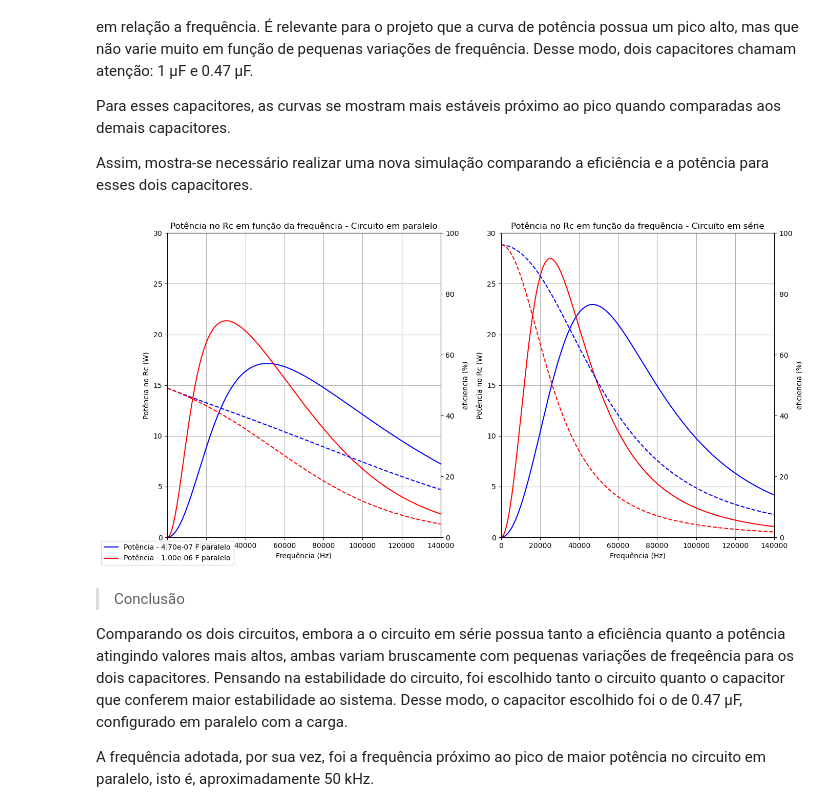
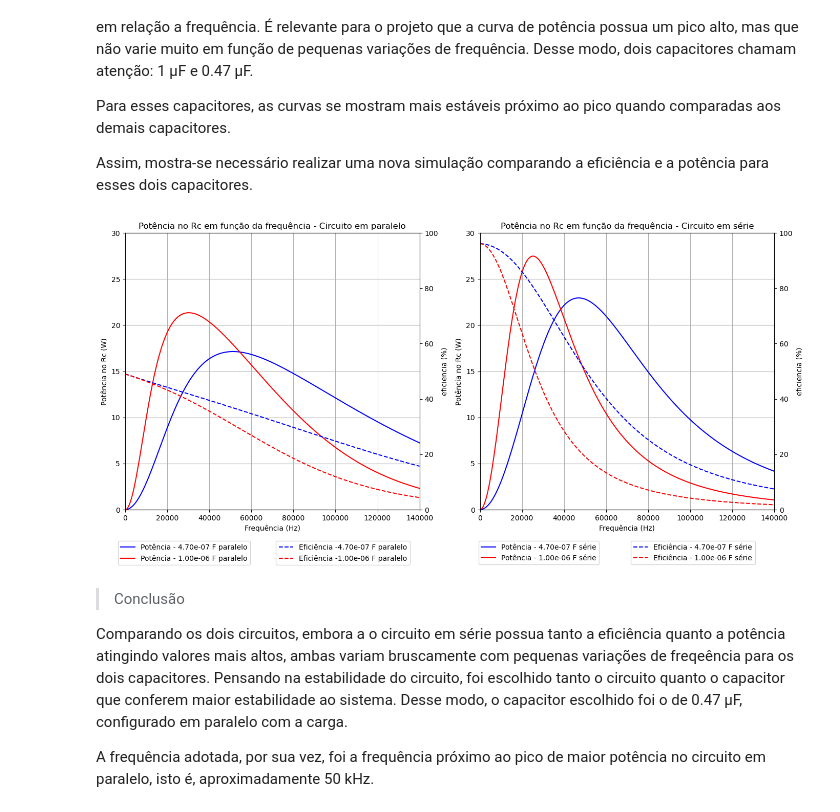
Before and after one commit to EnzoSilva14/projeto-eletromag, a Jupyter notebook: Versao_final.ipynb, the cells around one changed output. Saved outputs shown, nothing was run; the diff lists cells and outputs as text; code cells hidden in the pictures.

```diff
--- a/Versao_final.ipynb
+++ b/Versao_final.ipynb
@@ -298,48 +298,38 @@ for i, C in enumerate(C2_relevanes):
 
 ax5.set_title("Potência no Rc em função da frequência - Circuito em paralelo")
 ax5.set_xlabel("Frequência (Hz)")
 ax5.set_ylabel("Potência no Rc (W)")
-ax5.legend(loc= "upper center", bbox_to_anchor=(0, 0))
+ax5.legend(loc= "upper center", bbox_to_anchor=(0.2, -0.1))
 ax5.set_xlim(0, 140e3)
 ax5.grid(True)
 
 ax5_twin.set_ylabel("eficiencia (%)")
-# ax5_twin.legend(loc="upper left", bbox_to_anchor=(1.05, 0.9))  # Legenda do twin
+ax5_twin.legend(loc="upper left", bbox_to_anchor=(0.5, -0.1))  # Legenda do twin
 
 ax6.set_title("Potência no Rc em função da frequência - Circuito em série")
 ax6.set_xlabel("Frequência (Hz)")
 ax6.set_ylabel("Potência no Rc (W)")
-# ax6.legend(loc="upper left", bbox_to_anchor=(1.05, 1))
+ax6.legend(loc= "upper center", bbox_to_anchor=(0.2, -0.1))
 ax6.set_xlim(0, 140e3)
 ax6.grid(True)
 
 ax6_twin.set_ylabel("eficiencia (%)")
-# ax6_twin.legend(loc="upper left", bbox_to_anchor=(1.05, 0.9))  # Legenda do twin
-
-# Encontrar os limites máximos e mínimos dos dados de potência e eficiência
-max_potencia = max(max(P_res_paralelo), max(P_res_serie))
-min_potencia = min(min(P_res_paralelo), min(P_res_serie))
-max_eficiencia = max(max(ef_paralelo), max(ef_serie))
-min_eficiencia = min(min(ef_paralelo), min(ef_serie))
-
-# Ajustar os limites dos eixos para que fiquem na mesma escala
-potencia_range = max_potencia - min_potencia
-eficiencia_range = max_eficiencia - min_eficiencia
+ax6_twin.legend(loc="upper left", bbox_to_anchor=(0.5, -0.1))  # Legenda do twin
 
 # Define os limites dos eixos de potência e eficiência com a mesma escala
 ax5.set_ylim(0,30)
 ax6.set_ylim(0,30)
 ax5_twin.set_ylim(0,100)
 ax6_twin.set_ylim(0,100)
 
 
 # Ajustar layout para não sobrepor elementos
 plt.tight_layout()
 
 # Exibir gráfico
 plt.show()
 # %% [output]
-[figure, old version]
+[figure, new version]
 # %% [markdown]
 > Conclusão
 
```
